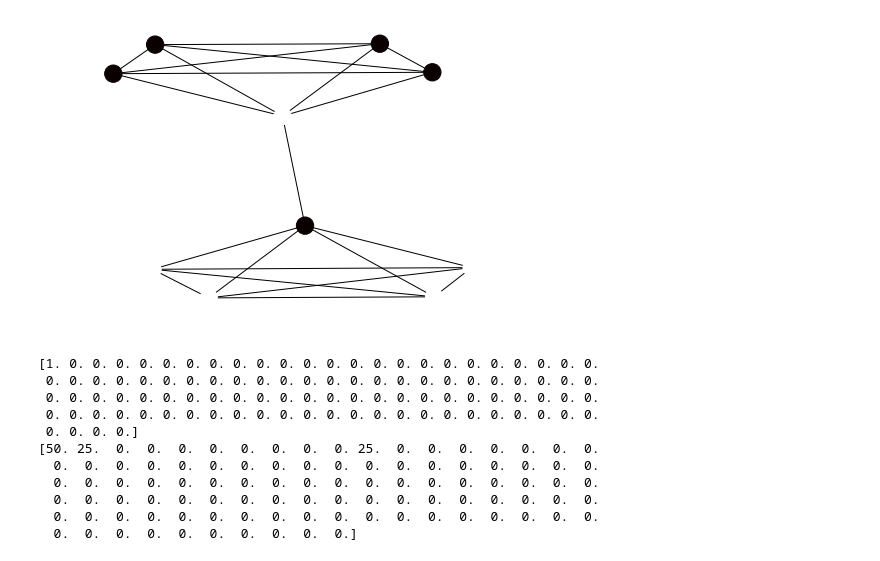
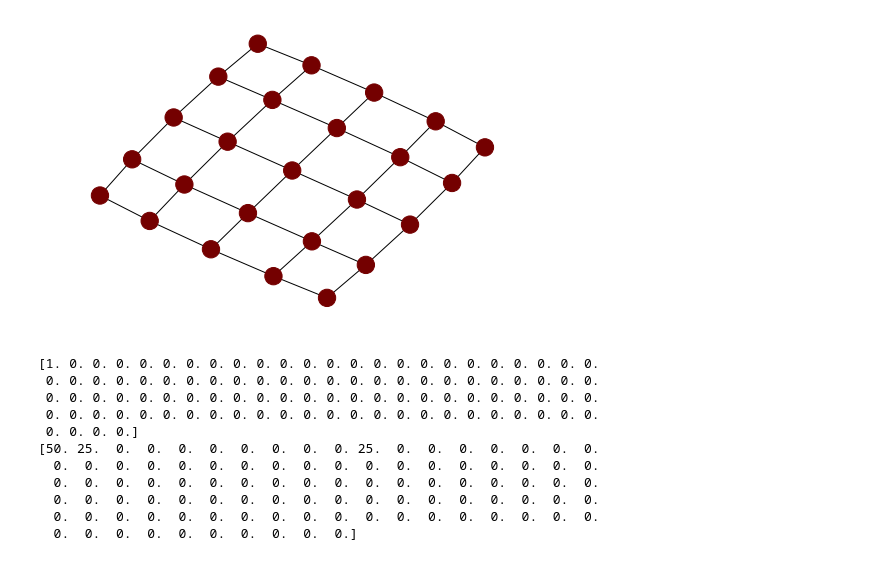
Before and after one commit to seansegal/diffusionongraphs, a Jupyter notebook: Diffusion Kernels.ipynb, the cells around one changed output. Cells and saved outputs as stored; diff of their text form; code cells hidden in the pictures.

```diff
--- a/Diffusion Kernels.ipynb
+++ b/Diffusion Kernels.ipynb
@@ -23,3 +22,14 @@ def get_barbell_graph(n):
 def get_2d_graph(n):
     G = nx.grid_2d_graph(n, n)
     return G, nx.drawing.spring_layout(G, iterations=100)
+# %%
+# Diffusion on 2D graph
+G, layout = get_complete_graph(5)
+lap = nx.laplacian_matrix(G).toarray()
+def visualize_diffusion_kernel(beta):
+    kernel = scipy.linalg.expm(-lap*beta)
+    nx.draw(G, pos=layout, node_color=kernel[0, :], cmap='hot', vmin=0, vmax=1.0)
+    plt.show()
+
+interact(visualize_diffusion_kernel, beta=0.0)
+pass # Avoid printing <function.>...
@@ -26,10 +38,11 @@ def get_2d_graph(n):
 # %%
-# Diffusion on the c
+# Diffusion on barbell (dumbbell) graph
 G, layout = get_barbell_graph(5)
 lap = nx.laplacian_matrix(G).toarray()
 def visualize_diffusion_kernel(beta):
-    kernel = scipy.linalg.expm(lap*beta)
-    nx.draw(G, pos=layout, node_color=kernel[0, :], cmap='hot', vmin=-100, vmax=100)
+    kernel = scipy.linalg.expm(-lap*beta)
+    nx.draw(G, pos=layout, node_color=kernel[0, :], cmap='hot', vmin=0, vmax=1.0)
     plt.show()
 
-interact(visualize_diffusion_kernel, beta=(-2.0, 5.0))
+interact(visualize_diffusion_kernel, beta=(0.0, 10.0))
+pass # Avoid printing
@@ -36,15 +51,16 @@ interact(visualize_diffusion_kernel, beta=(-2.0, 5.0))
 # %%
 # Diffusion on barbell (dumbbell) graph
-G, layout = get_barbell_graph(5)
+G, layout = get_2d_graph(5)
 lap = nx.laplacian_matrix(G).toarray()
 def visualize_diffusion_kernel(beta):
-    kernel = scipy.linalg.expm(lap*beta)
-    nx.draw(G, pos=layout, node_color=kernel[0, :], cmap='hot', vmin=-100, vmax=100)
+    kernel = scipy.linalg.expm(-lap*beta)
+    nx.draw(G, pos=layout, node_color=kernel[12, :], cmap='hot', vmin=0, vmax=0.25)
     plt.show()
 
-interact(visualize_diffusion_kernel, beta=(-2.0, 5.0))
+interact(visualize_diffusion_kernel, beta=(0.0, 10.0))
+pass # Avoid printing
 # %% [output]
-[figure, old version]
+[figure, new version]
 # %%
 # Random Walk
 def lazy_random_walk_step(p, G):
```
Also changed, not shown: parts of 3 cells of this notebook, 1 other file.
